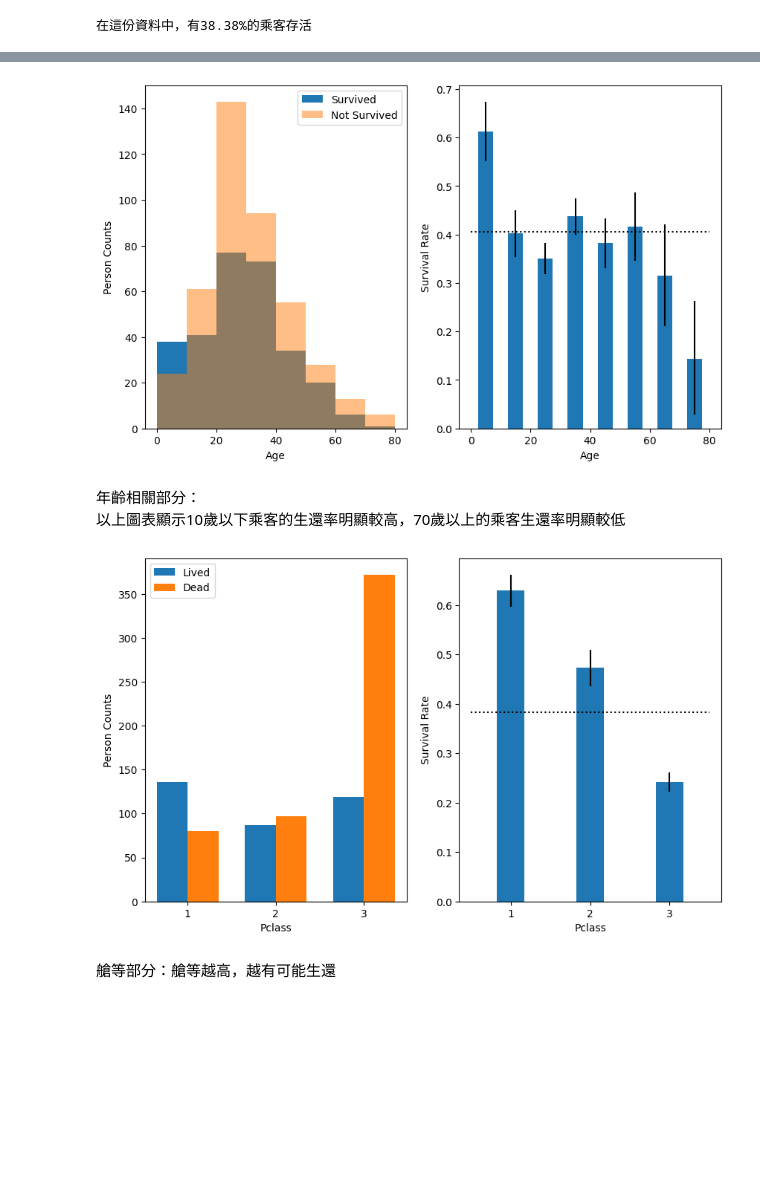
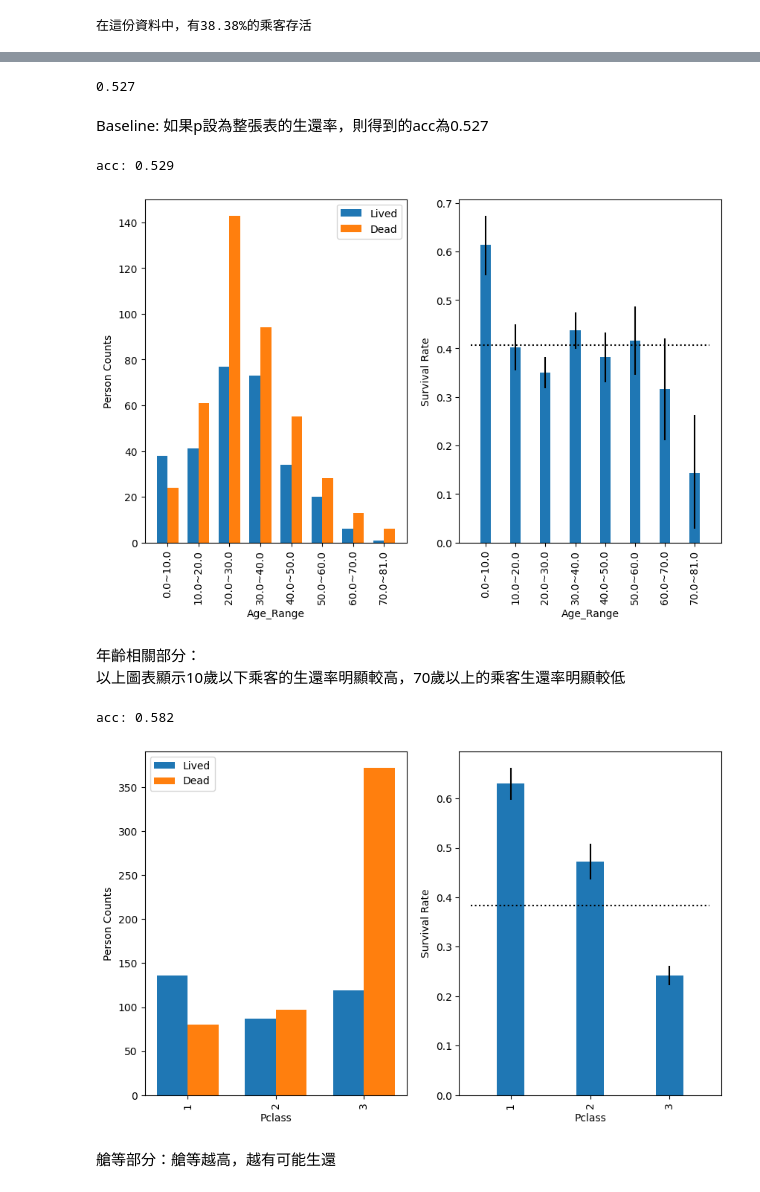
Before and after one commit to skyjadel/chang-s_titanic, a Jupyter notebook: Task_02_作業_01.ipynb, the cells around one changed output, grey strips where cells are left out. Saved outputs shown, nothing was run; the diff lists cells and outputs as text; code cells hidden in the pictures; blank space fills up the shorter version.

```diff
--- a/Task_02_作業_01.ipynb
+++ b/Task_02_作業_01.ipynb
@@ -129,3 +137,12 @@ def plot_survive_hist_and_bar(df, col, bins):
+# %%
+t = df['Survived']
+p = t * 0 + np.mean(t)
+acc = accuracy(t, p)
+print(f'{acc:.3f}')
+# %% [output]
+0.527
+# %% [markdown]
+Baseline: 如果p設為整張表的生還率，則得到的acc為0.527
 # %%
 def plot_survive_bar_by_type(df, col, types=None):
   df = df[~df[col].isna()]
@@ -165,4 +190,0 @@ def plot_survive_bar_by_type(df, col, types=None):
-# %%
-plot_survive_hist_and_bar(df, 'Age', np.linspace(0, 80, 9))
-# %% [output]
-[figure, removed]
@@ -169,9 +201,17 @@ plot_survive_hist_and_bar(df, 'Age', np.linspace(0, 80, 9))
+# %%
+acc = plot_survive_bar_by_type(new_df, 'Age_Range', types=list(type_dict.values()))
+print(f'acc: {acc:.3f}')
+# %% [output]
+acc: 0.529
+[figure, added]
 # %% [markdown]
 年齡相關部分：<br>
 以上圖表顯示10歲以下乘客的生還率明顯較高，70歲以上的乘客生還率明顯較低
-# %%
-plot_survive_bar_by_type(df, 'Pclass')
-# %% [output]
-[figure, removed]
+# %%
+acc = plot_survive_bar_by_type(df, 'Pclass')
+print(f'acc: {acc:.3f}')
+# %% [output]
+acc: 0.582
+[figure, added]
 # %% [markdown]
 艙等部分：艙等越高，越有可能生還
```
Also changed, not shown: parts of 18 cells of this notebook.
